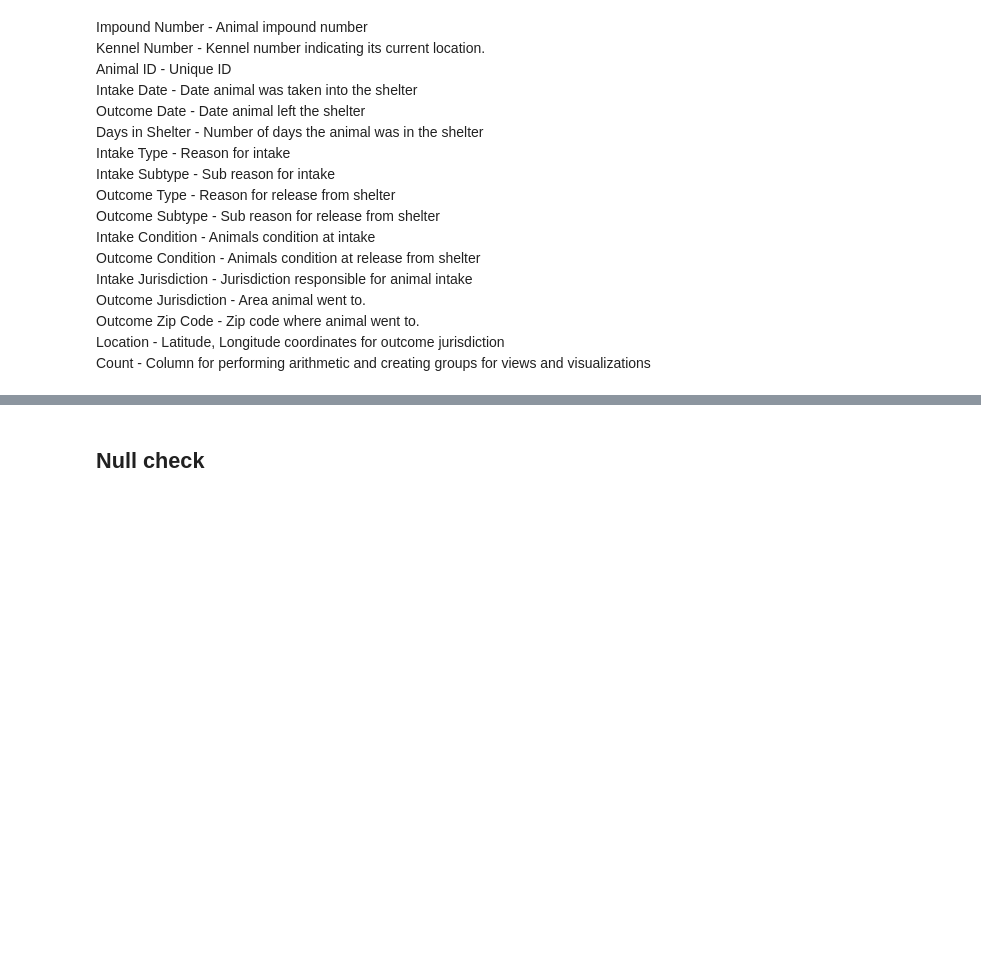
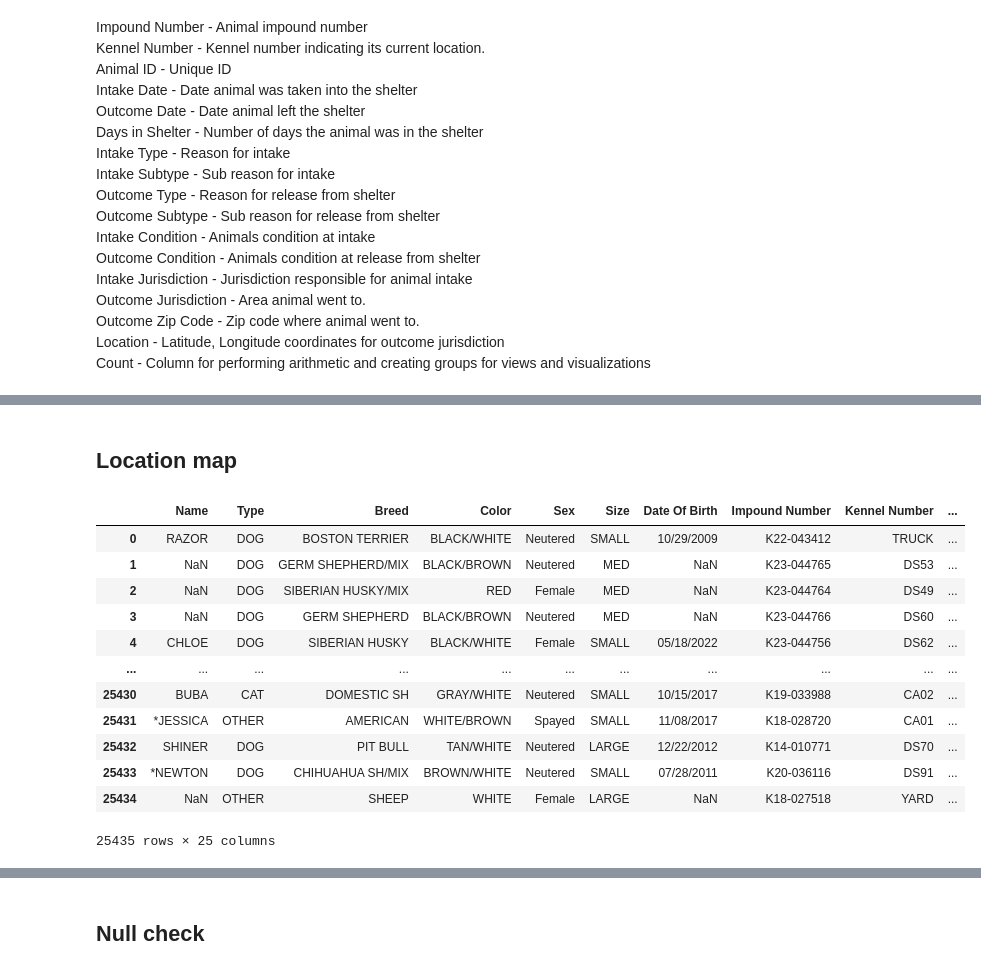
Before and after one commit to suzejka/shelter, a Jupyter notebook: magisterka.ipynb, the cells around one changed output, grey strips where cells are left out. Saved outputs shown, nothing was run; the diff lists cells and outputs as text; code cells hidden in the pictures; blank space fills up the shorter version.

```diff
--- a/magisterka.ipynb
+++ b/magisterka.ipynb
@@ -32,0 +49,2 @@ Color - Color of animal, Black, Chocolate, White….
+# %% [markdown]
+## Location map
@@ -32,0 +74,23 @@ Color - Color of animal, Black, Chocolate, White….
+# %%
+latitude = pd.Series(latitude)
+longitude = pd.Series(longitude)
+
+df['Latitude'] = latitude
+df['Longitude'] = longitude
+
+df = df.drop(['Location'], axis=1)
+df
+# %% [output]
+|  | Name | Type | Breed | Color | Sex | Size | Date Of Birth | Impound Number | Kennel Number | ... |
+| 0 | RAZOR | DOG | BOSTON TERRIER | BLACK/WHITE | Neutered | SMALL | 10/29/2009 | K22-043412 | TRUCK | ... |
+| 1 | NaN | DOG | GERM SHEPHERD/MIX | BLACK/BROWN | Neutered | MED | NaN | K23-044765 | DS53 | ... |
+| 2 | NaN | DOG | SIBERIAN HUSKY/MIX | RED | Female | MED | NaN | K23-044764 | DS49 | ... |
+| 3 | NaN | DOG | GERM SHEPHERD | BLACK/BROWN | Neutered | MED | NaN | K23-044766 | DS60 | ... |
+| 4 | CHLOE | DOG | SIBERIAN HUSKY | BLACK/WHITE | Female | SMALL | 05/18/2022 | K23-044756 | DS62 | ... |
+| ... | ... | ... | ... | ... | ... | ... | ... | ... | ... | ... |
+| 25430 | BUBA | CAT | DOMESTIC SH | GRAY/WHITE | Neutered | SMALL | 10/15/2017 | K19-033988 | CA02 | ... |
+| 25431 | *JESSICA | OTHER | AMERICAN | WHITE/BROWN | Spayed | SMALL | 11/08/2017 | K18-028720 | CA01 | ... |
+| 25432 | SHINER | DOG | PIT BULL | TAN/WHITE | Neutered | LARGE | 12/22/2012 | K14-010771 | DS70 | ... |
+| 25433 | *NEWTON | DOG | CHIHUAHUA SH/MIX | BROWN/WHITE | Neutered | SMALL | 07/28/2011 | K20-036116 | DS91 | ... |
+| 25434 | NaN | OTHER | SHEEP | WHITE | Female | LARGE | NaN | K18-027518 | YARD | ... |
+25435 rows × 25 columns
```
Also changed, not shown: parts of 41 cells of this notebook, 1 other file.
